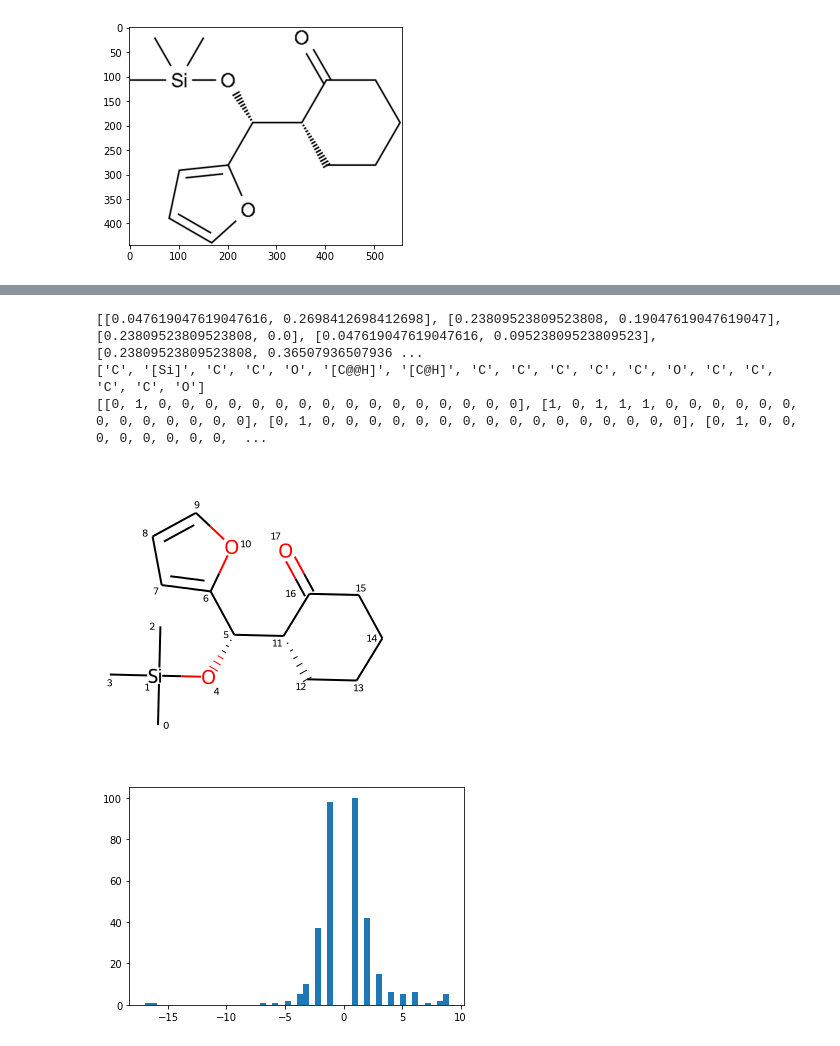
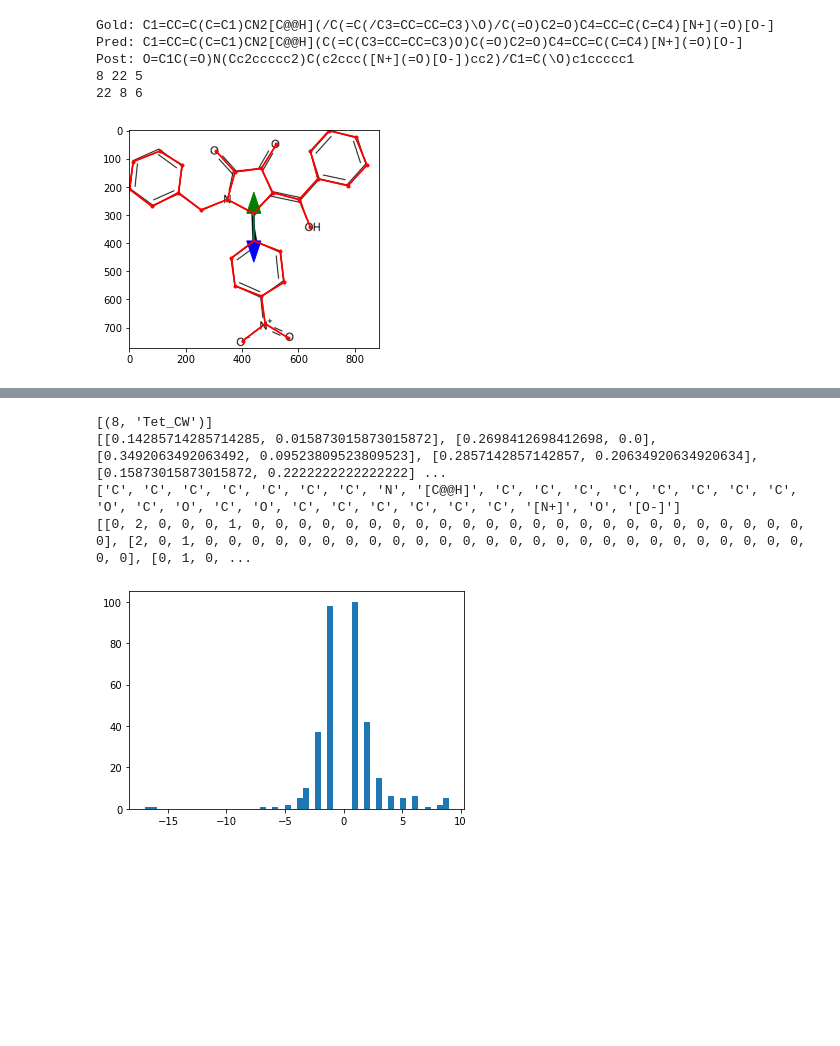
Before and after one commit to thomas0809/MolScribe, a Jupyter notebook: notebook/graph.ipynb, the cells around one changed output, grey strips where cells are left out. Saved outputs shown, nothing was run; the diff lists cells and outputs as text; code cells hidden in the pictures; blank space fills up the shorter version.

```diff
--- a/notebook/graph.ipynb
+++ b/notebook/graph.ipynb
@@ -66,9 +66,11 @@ for i, row in df.iterrows():
         continue
     if gold_smiles.replace('/', '').replace('\\', '') == post_smiles.replace('/', '').replace('\\', ''):
         continue
+    if canonicalize_smiles(gold_smiles, True) != canonicalize_smiles(post_smiles, True):
+        continue
     count += 1
     print(f'## {i} ##')
-    print('Orig:', smiles)
+#     print('Orig:', smiles)
     print('Gold:', gold_smiles)
     print('Pred:', pred_smiles)
     print('Post:', post_smiles)
@@ -88,18 +90,24 @@ for i, row in df.iterrows():
     x, y = coords[:,1]*w, coords[:,0]*h
     plt.scatter(x, y, color='r', marker='.')
     edges = eval(nodes_pred_df.loc[i, 'edges'])
-#     post_smiles = _postprocess_smiles(pred_smiles, coords, symbols, edges)
+    post_smiles = _postprocess_smiles(pred_smiles, coords, symbols, edges, debug=True)
+    print(gold_smiles)
+    print(post_smiles)
     for i in range(len(x)):
-        for j in range(i+1, len(x)):
+        for j in range(len(x)):
             if edges[i][j] != 0:
                 if edges[i][j] in [5, 6]:
                     color = 'blue' if edges[i][j] == 5 else 'green'
                     plt.arrow(x[i], y[i], x[j]-x[i], y[j]-y[i], color=color, head_width=50)
-                    print(i, j, edges[i][j], edges[j][i])
+#                     print(i, j, edges[i][j], edges[j][i])
                 else:
                     color = 'red'
                     plt.plot([x[i], x[j]], [y[i], y[j]], color)
     plt.show()
+#     mol = Chem.MolFromSmiles(pred_smiles)
+#     chiral_centers = Chem.FindMolChiralCenters(
+#             mol, includeUnassigned=True, includeCIP=False, useLegacyImplementation=False)
+#     print(chiral_centers)
 #     mol0 = Chem.MolFromSmiles(canon_gold, sanitize=False)
 #     mol = Chem.MolFromSmiles(canon_pred, sanitize=False)
 #     try:
@@ -169,47 +182,75 @@ Post: CCCCCC(=O)N(CCCC)CC1C(C(C(C(O1)OC2C(CC(C(C2O)OC3C(C(C(C(O3)CNC(=O)OC(C)(C)
 # %%
 from rdkit import Chem
 from rdkit.Chem.Draw import IPythonConsole
 from rdkit.Chem import Draw
 IPythonConsole.drawOptions.addAtomIndices = True
 IPythonConsole.molSize = 300,300
-from bms.chemistry import _verify_chirality
+from bms.chemistry import _verify_chirality, _postprocess_smiles
 
-i = 370
+i = 273
 gold_smiles = df.loc[i, 'SMILES']
 path = '../' + df.loc[i, 'file_path']
 img = cv2.imread(path)
-plt.imshow(img)
-plt.show()
 
 pred_row = nodes_pred_df.loc[i]
 pred_smiles = pred_row['SMILES']
-post_smiles = pred_row['SMILES']
+post_smiles = pred_row['post_SMILES']
+
+print('Gold:', gold_smiles)
+print('Pred:', pred_smiles)
+print('Post:', post_smiles)
+
 coords = eval(pred_row['node_coords'])
 symbols = eval(pred_row['node_symbols'])
 edges = eval(pred_row['edges'])
+
+plt.imshow(img)
+h,w,_ = img.shape
+x, y = np.array(coords)[:,1]*w, np.array(coords)[:,0]*h
+plt.scatter(x, y, color='r', marker='.')
+for i in range(len(x)):
+    for j in range(len(x)):
+        if edges[i][j] != 0:
+            if edges[i][j] in [5, 6]:
+                color = 'blue' if edges[i][j] == 5 else 'green'
+                plt.arrow(x[i], y[i], x[j]-x[i], y[j]-y[i], color=color, head_width=50)
+                print(i,j,edges[i][j])
+            else:
+                color = 'red'
+                plt.plot([x[i], x[j]], [y[i], y[j]], color)
+plt.show()
+
 mol_gold = Chem.MolFromSmiles(gold_smiles)
 mol_pred = Chem.MolFromSmiles(pred_smiles)
 mol_post = Chem.MolFromSmiles(post_smiles)
 img = Chem.Draw.MolsToGridImage([mol_gold,mol_pred,mol_post], subImgSize=(250,250), molsPerRow=3, useSVG=True)
 display(img)
-# chiral_centers = Chem.FindMolChiralCenters(mol, includeUnassigned=True, includeCIP=False, useLegacyImplementation=False)
-# print(chiral_centers)
-mol = _verify_chirality(mol_pred, coords, symbols, edges)
-smiles = Chem.MolToSmiles(mol, isomericSmiles=True, canonical=True)
+chiral_centers = Chem.FindMolChiralCenters(mol_pred, includeUnassigned=True, includeCIP=False, useLegacyImplementation=False)
+print(chiral_centers)
+smiles, mol = _postprocess_smiles(pred_smiles, coords, symbols, edges, debug=True)
+# smiles = Chem.MolToSmiles(mol, isomericSmiles=True, canonical=True)
+# print(smiles)
 
 print(coords)
 print(symbols)
 print(edges)
 
-mol = Chem.MolFromSmiles(smiles)
-mol
+# for atom in mol.GetAtoms():
+#     print(atom.GetChiralTag())
+# for bond in mol.GetBonds():
+#     print(bond.GetBeginAtomIdx(), bond.GetEndAtomIdx(), bond.GetBondDir())
 # %% [output]
+Gold: C1=CC=C(C=C1)CN2[C@@H](/C(=C(/C3=CC=CC=C3)\O)/C(=O)C2=O)C4=CC=C(C=C4)[N+](=O)[O-]
+Pred: C1=CC=C(C=C1)CN2[C@@H](C(=C(C3=CC=CC=C3)O)C(=O)C2=O)C4=CC=C(C=C4)[N+](=O)[O-]
+Post: O=C1C(=O)N(Cc2ccccc2)C(c2ccc([N+](=O)[O-])cc2)/C1=C(\O)c1ccccc1
+8 22 5
+22 8 6
-[figure, old version]
+[figure, new version]
 [drawing not drawn]
-[[0.047619047619047616, 0.2698412698412698], [0.23809523809523808, 0.19047619047619047], [0.23809523809523808, 0.0], [0.047619047619047616, 0.09523809523809523], [0.23809523809523808, 0.36507936507936 ...
-['C', '[Si]', 'C', 'C', 'O', '[C@@H]', '[C@H]', 'C', 'C', 'C', 'C', 'C', 'O', 'C', 'C', 'C', 'C', 'O']
-[[0, 1, 0, 0, 0, 0, 0, 0, 0, 0, 0, 0, 0, 0, 0, 0, 0, 0], [1, 0, 1, 1, 1, 0, 0, 0, 0, 0, 0, 0, 0, 0, 0, 0, 0, 0], [0, 1, 0, 0, 0, 0, 0, 0, 0, 0, 0, 0, 0, 0, 0, 0, 0, 0], [0, 1, 0, 0, 0, 0, 0, 0, 0, 0,  ...
-[figure, removed]
+[(8, 'Tet_CW')]
+[[0.14285714285714285, 0.015873015873015872], [0.2698412698412698, 0.0], [0.3492063492063492, 0.09523809523809523], [0.2857142857142857, 0.20634920634920634], [0.15873015873015872, 0.2222222222222222] ...
+['C', 'C', 'C', 'C', 'C', 'C', 'C', 'N', '[C@@H]', 'C', 'C', 'C', 'C', 'C', 'C', 'C', 'C', 'O', 'C', 'O', 'C', 'O', 'C', 'C', 'C', 'C', 'C', 'C', '[N+]', 'O', '[O-]']
+[[0, 2, 0, 0, 0, 1, 0, 0, 0, 0, 0, 0, 0, 0, 0, 0, 0, 0, 0, 0, 0, 0, 0, 0, 0, 0, 0, 0, 0, 0, 0], [2, 0, 1, 0, 0, 0, 0, 0, 0, 0, 0, 0, 0, 0, 0, 0, 0, 0, 0, 0, 0, 0, 0, 0, 0, 0, 0, 0, 0, 0, 0], [0, 1, 0, ...
 # %%
 df = pd.read_csv('../data/molbank/indigo-data/valid.csv')
 nodes_pred_df = pd.read_csv('../output/indigo/swin_base_edges_bin64_ep100/prediction_valid.csv')
```
Also changed, not shown: parts of 2 cells of this notebook.
